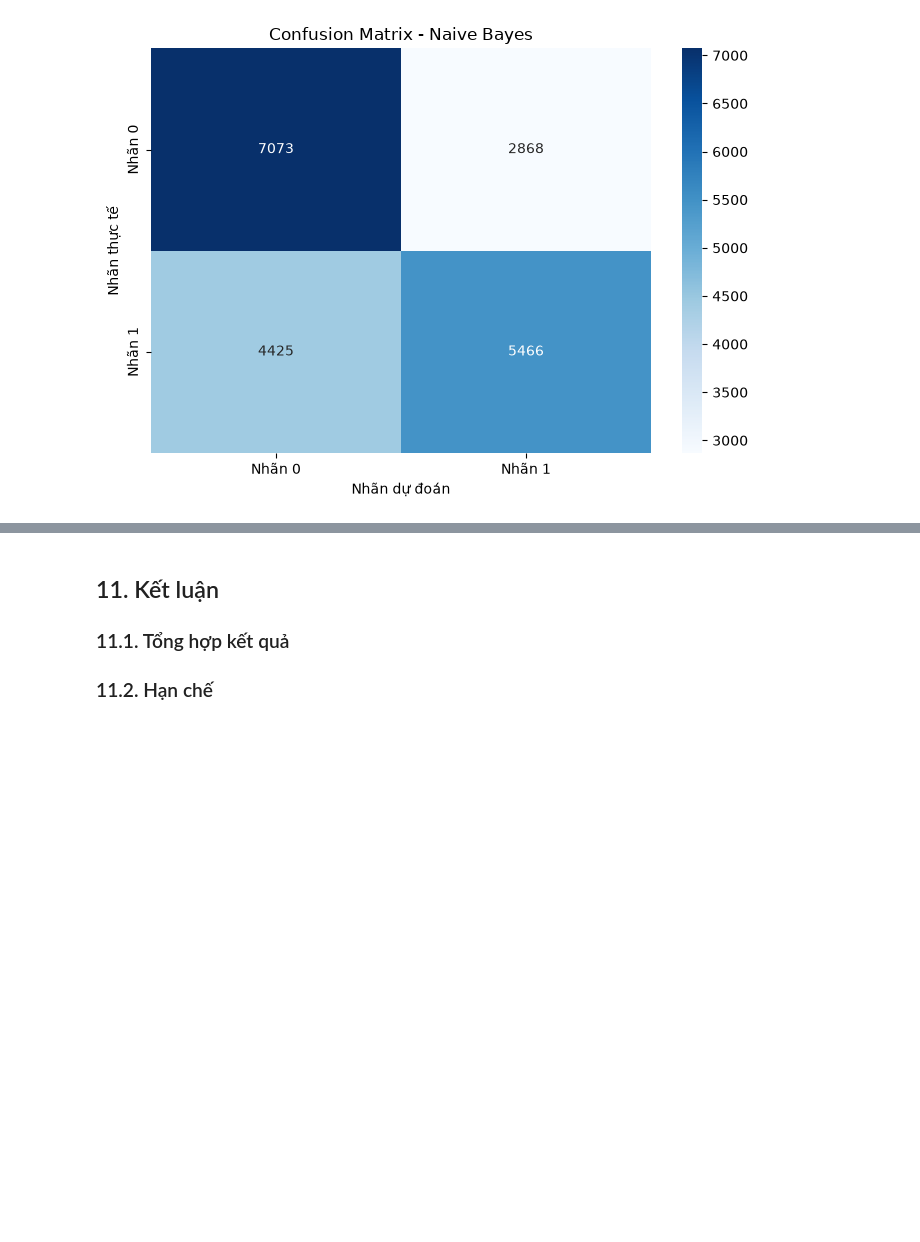
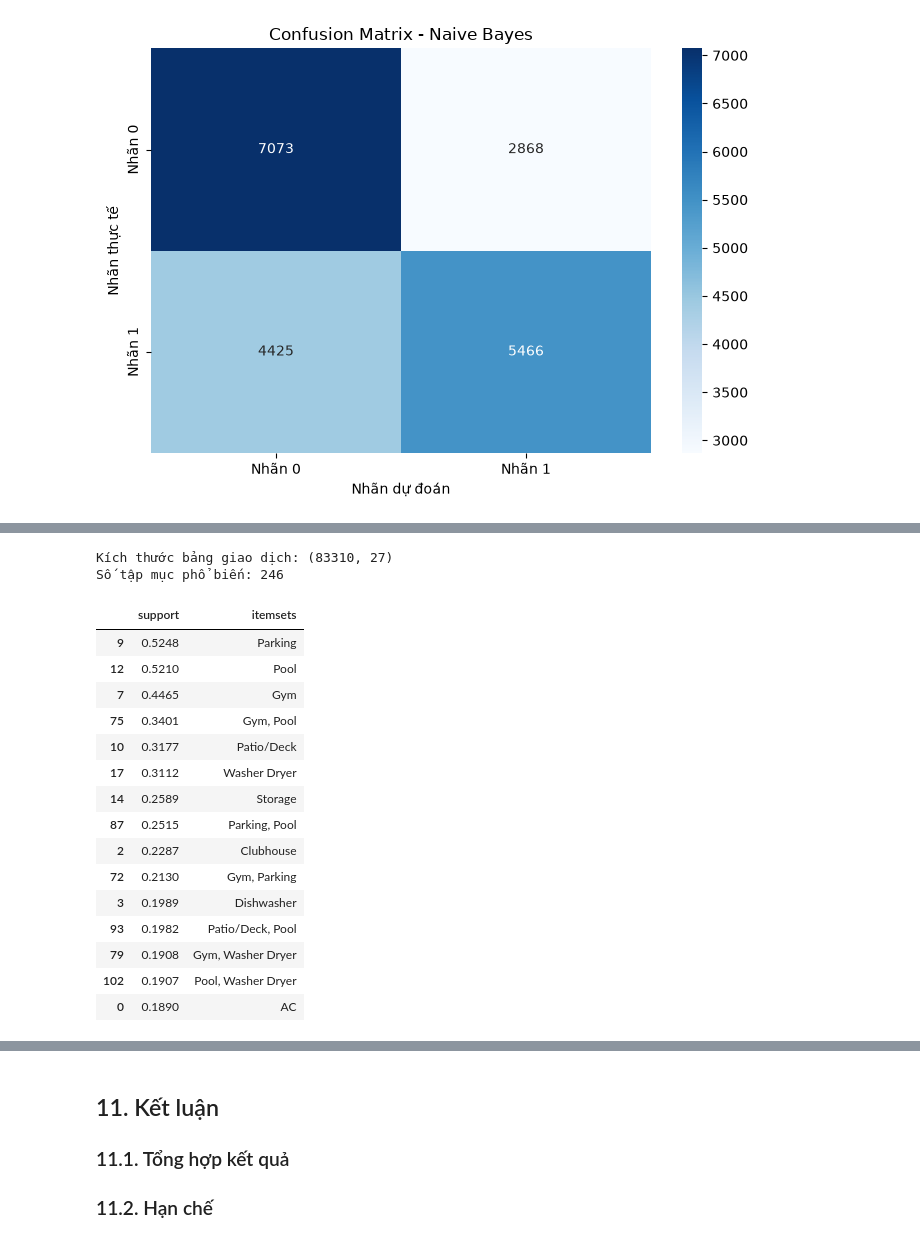
Before and after one commit to 1amBlake/apartment-rental-analysis-iuh, a Jupyter notebook: notebooks/apartment_retal_analysis.ipynb, the cells around one changed output, grey strips where cells are left out. Saved outputs shown, nothing was run; the diff lists cells and outputs as text; code cells hidden in the pictures; blank space fills up the shorter version.

```diff
--- a/notebooks/apartment_retal_analysis.ipynb
+++ b/notebooks/apartment_retal_analysis.ipynb
@@ -2030,0 +2278,58 @@ Nhìn chung, cả hai thuật toán đều thực hiện được bài toán ph
+# %%
+
+from mlxtend.preprocessing import TransactionEncoder
+from mlxtend.frequent_patterns import apriori
+
+encoder_ar = TransactionEncoder()
+
+encoded_ar = encoder_ar.fit(
+    transactions_ar.tolist()
+).transform(
+    transactions_ar.tolist()
+)
+
+df_basket_ar = pd.DataFrame(
+    encoded_ar,
+    columns=encoder_ar.columns_
+)
+
+print("Kích thước bảng giao dịch:", df_basket_ar.shape)
+
+frequent_itemsets_ar = apriori(
+    df_basket_ar,
+    min_support=0.05,
+    use_colnames=True,
+    max_len=3
+)
+
+print("Số tập mục phổ biến:", len(frequent_itemsets_ar))
+
+df_frequent_view = frequent_itemsets_ar.sort_values(
+    by="support",
+    ascending=False
+).head(15).copy()
+
+df_frequent_view["itemsets"] = df_frequent_view[
+    "itemsets"
+].apply(lambda x: ", ".join(sorted(x)))
+
+display(df_frequent_view.round(4))
+# %% [output]
+Kích thước bảng giao dịch: (83310, 27)
+Số tập mục phổ biến: 246
+|  | support | itemsets |
+| 9 | 0.5248 | Parking |
+| 12 | 0.5210 | Pool |
+| 7 | 0.4465 | Gym |
+| 75 | 0.3401 | Gym, Pool |
+| 10 | 0.3177 | Patio/Deck |
+| 17 | 0.3112 | Washer Dryer |
+| 14 | 0.2589 | Storage |
+| 87 | 0.2515 | Parking, Pool |
+| 2 | 0.2287 | Clubhouse |
+| 72 | 0.2130 | Gym, Parking |
+| 3 | 0.1989 | Dishwasher |
+| 93 | 0.1982 | Patio/Deck, Pool |
+| 79 | 0.1908 | Gym, Washer Dryer |
+| 102 | 0.1907 | Pool, Washer Dryer |
+| 0 | 0.1890 | AC |
```
Also changed, not shown: parts of 26 cells of this notebook.
